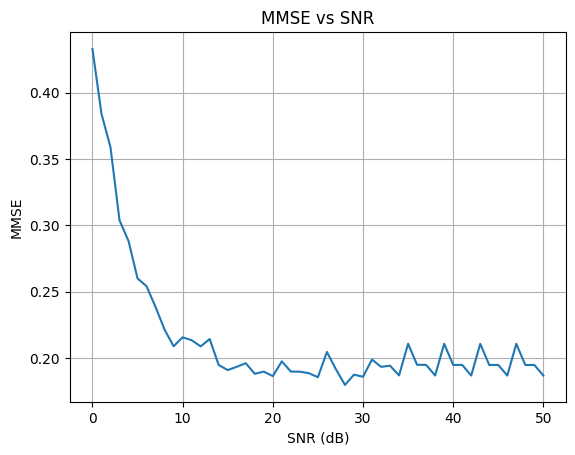
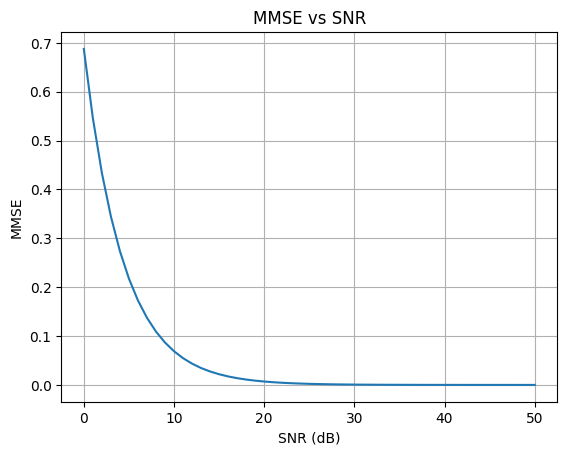
The change to this notebook cell's code, shown as a diff; its figure went from the first image to the second:
--- before
+++ after
@@ -1,4 +1,4 @@
 # Plot
-plt.plot(snrs, mmse_vals)
+plt.plot(snrs, mse)
 plt.xlabel('SNR (dB)')
 plt.ylabel('MMSE')

Commit: modified and getting better results